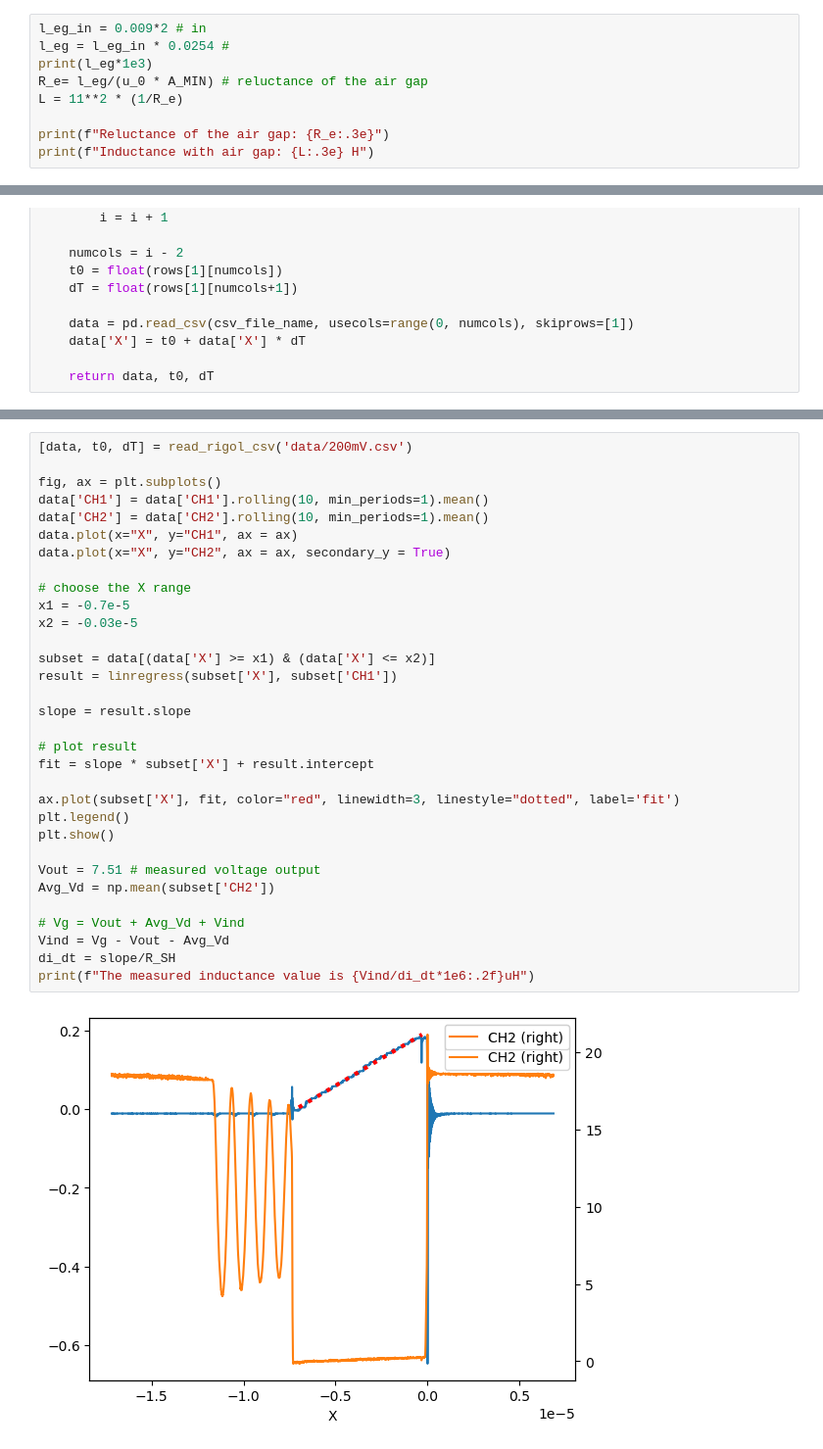
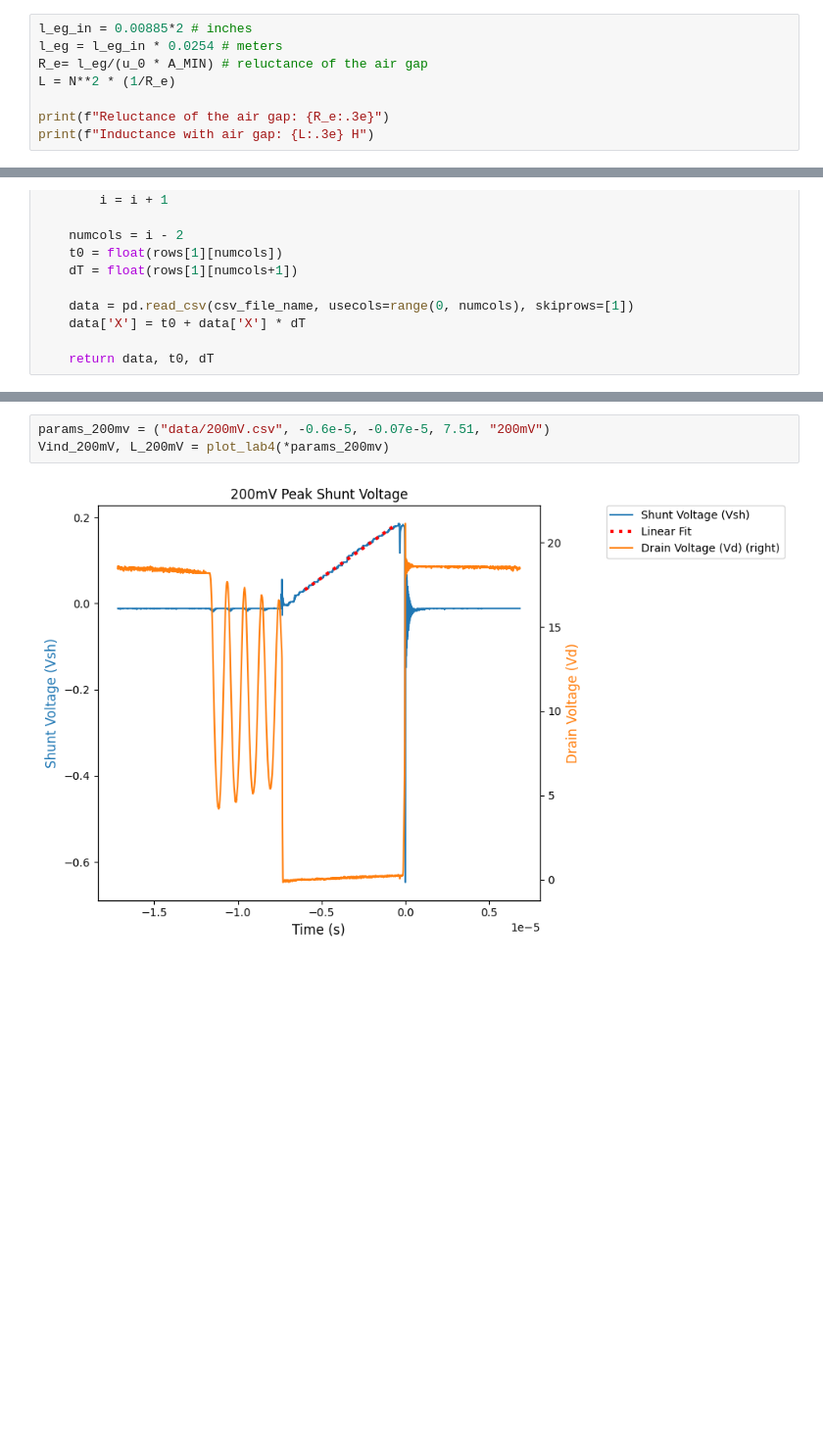
Before and after one commit to amandalchang/power-e, a Jupyter notebook: lab4/lab4.ipynb, the cells around one changed output, grey strips where cells are left out. Shown at 98% size. Cells and saved outputs as stored; diff of their text form; blank space fills up the shorter version.

```diff
--- a/lab4/lab4.ipynb
+++ b/lab4/lab4.ipynb
@@ -97,9 +106,8 @@ Range of l_eg: 3.8 mm to 7.1e-09 mm
 # %%
-l_eg_in = 0.009*2 # in
-l_eg = l_eg_in * 0.0254 #
-print(l_eg*1e3)
+l_eg_in = 0.00885*2 # inches
+l_eg = l_eg_in * 0.0254 # meters
 R_e= l_eg/(u_0 * A_MIN) # reluctance of the air gap
-L = 11**2 * (1/R_e)
+L = N**2 * (1/R_e)
 
 print(f"Reluctance of the air gap: {R_e:.3e}")
 print(f"Inductance with air gap: {L:.3e} H")
@@ -180,36 +206,7 @@ Measured Voltage Output: 7.51V
 
 Measured Current Output: 0.73A
 # %%
-[data, t0, dT] = read_rigol_csv('data/200mV.csv')
-
-fig, ax = plt.subplots()
-data['CH1'] = data['CH1'].rolling(10, min_periods=1).mean()
-data['CH2'] = data['CH2'].rolling(10, min_periods=1).mean()
-data.plot(x="X", y="CH1", ax = ax)
-data.plot(x="X", y="CH2", ax = ax, secondary_y = True)
-
-# choose the X range
-x1 = -0.7e-5
-x2 = -0.03e-5
-
-subset = data[(data['X'] >= x1) & (data['X'] <= x2)]
-result = linregress(subset['X'], subset['CH1'])
-
-slope = result.slope
-
-# plot result
-fit = slope * subset['X'] + result.intercept
-
-ax.plot(subset['X'], fit, color="red", linewidth=3, linestyle="dotted", label='fit')
-plt.legend()
-plt.show()
-
-Vout = 7.51 # measured voltage output
-Avg_Vd = np.mean(subset['CH2'])
-
-# Vg = Vout + Avg_Vd + Vind
-Vind = Vg - Vout - Avg_Vd
-di_dt = slope/R_SH
-print(f"The measured inductance value is {Vind/di_dt*1e6:.2f}uH")
+params_200mv = ("data/200mV.csv", -0.6e-5, -0.07e-5, 7.51, "200mV")
+Vind_200mV, L_200mV = plot_lab4(*params_200mv)
 # %% [output]
-[figure, old version]
+[figure, new version]
```
Also changed, not shown: parts of 20 cells of this notebook, 1 other file.
